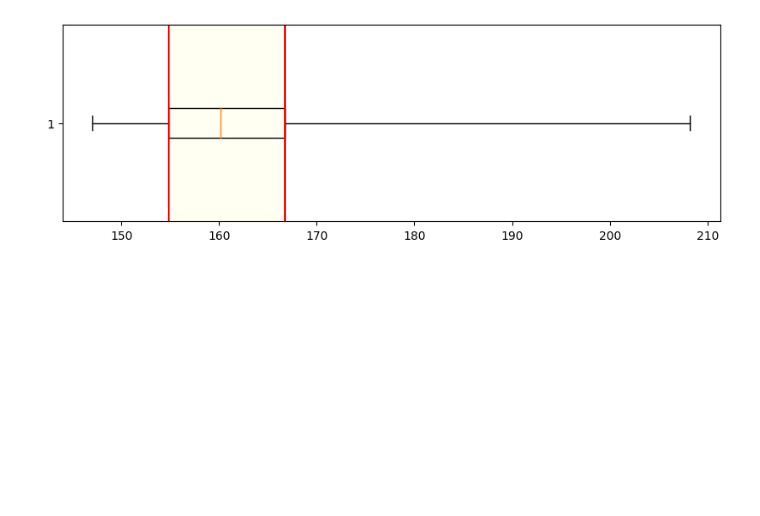
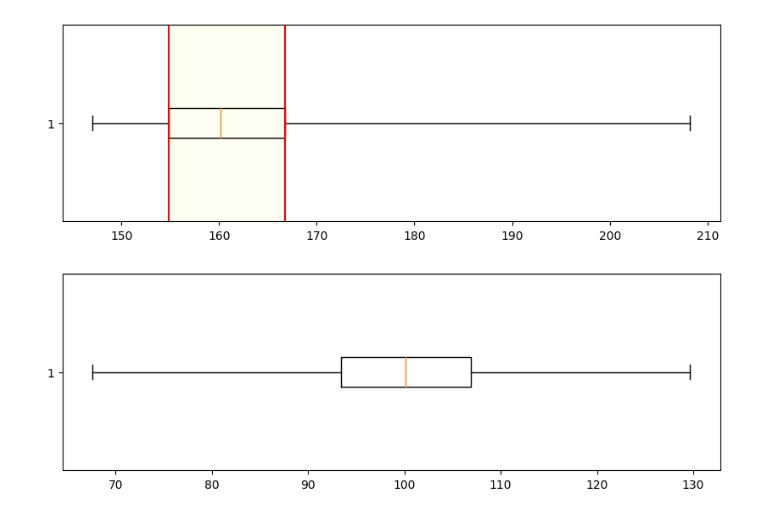
Before and after one commit to anoban/Understanding-and-Visualizing-Data-with-Python, a Jupyter notebook: anoban/Box plots.ipynb, the cells around one changed output. Saved outputs shown, nothing was run; the diff lists cells and outputs as text; code cells hidden in the pictures; blank space fills up the shorter version.

```diff
--- a/anoban/Box plots.ipynb
+++ b/anoban/Box plots.ipynb
@@ -53,0 +59,10 @@ plt.show()
+# %%
+# Symmetric boxplots
+
+x = np.random.normal(loc = 100, scale = 10, size = 2000)
+fig, axes = plt.subplots()
+fig.set_size_inches(10, 3)
+axes.boxplot(x, vert = False, whis = (0, 100))
+plt.show()
+# %% [output]
+[figure, added]
```
Also changed, not shown: parts of 8 cells of this notebook.
